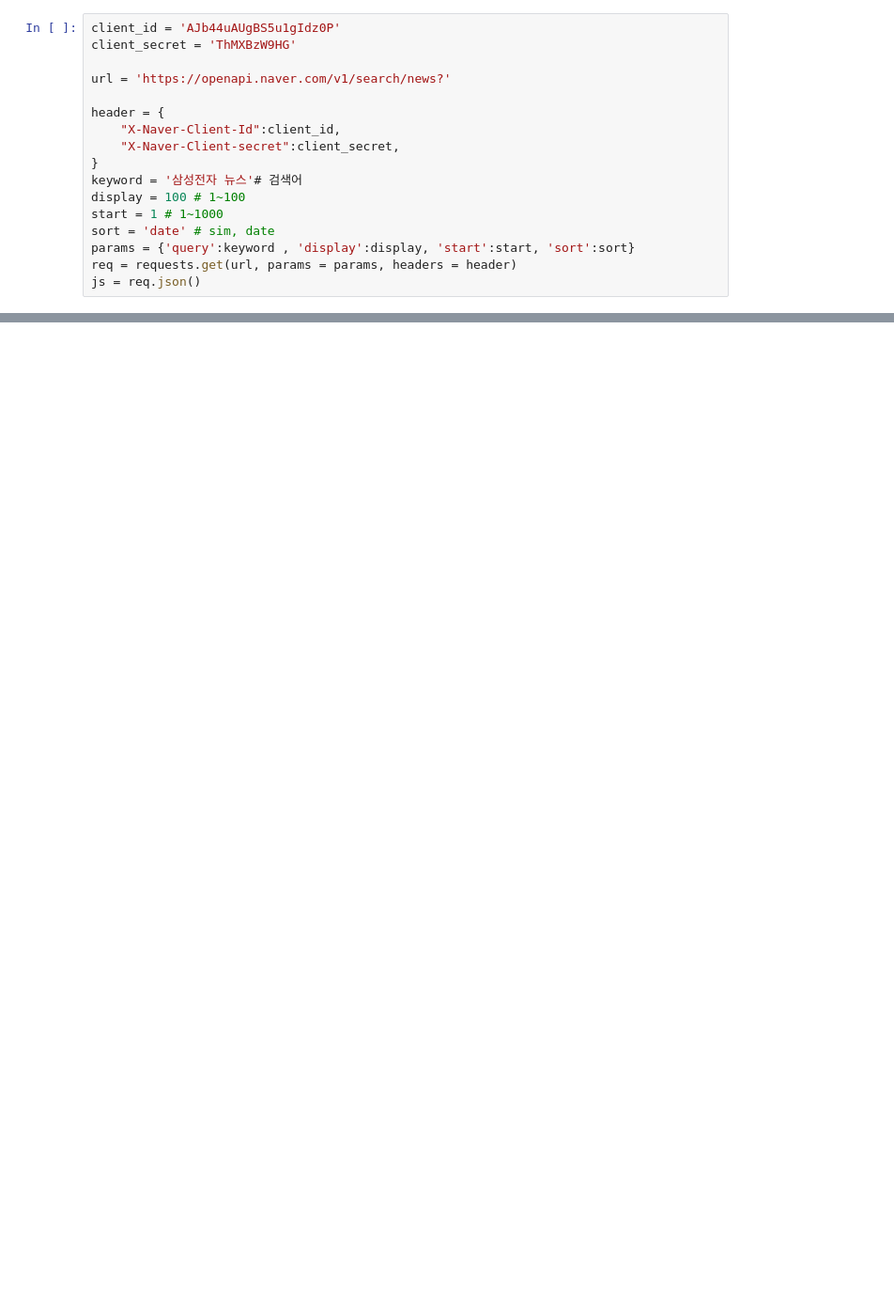
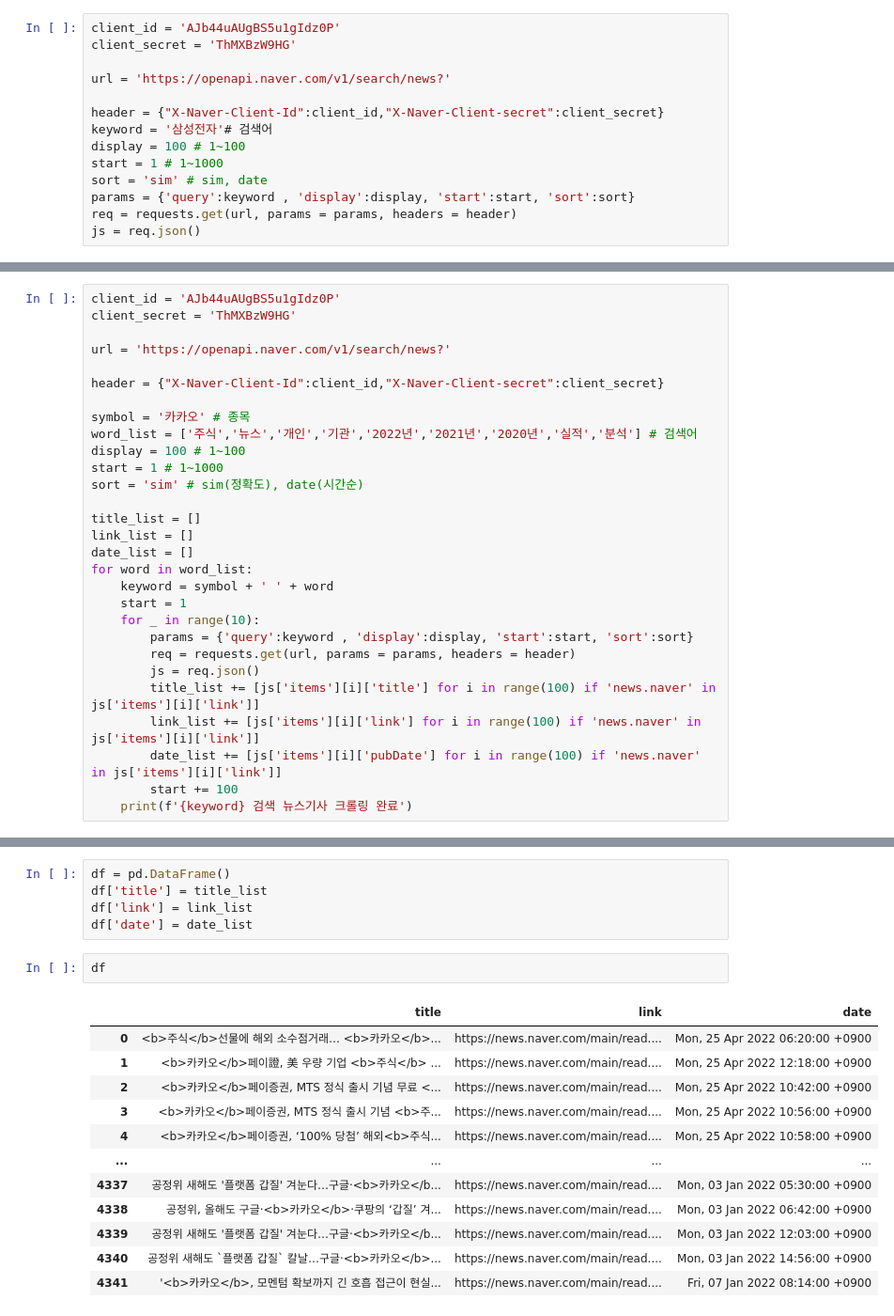
Before and after one commit to dbwlgns15/ANOTHER_SENSE, a Jupyter notebook: 네이버뉴스API_유지훈.ipynb, the cells around one changed output, grey strips where cells are left out. Shown at 94% size. Drawn from its saved outputs; the diff is of its cells as text; blank space fills up the shorter version.

```diff
--- a/네이버뉴스API_유지훈.ipynb
+++ b/네이버뉴스API_유지훈.ipynb
@@ -15,14 +16,11 @@ client_secret = 'ThMXBzW9HG'
 
 url = 'https://openapi.naver.com/v1/search/news?'
 
-header = {
-    "X-Naver-Client-Id":client_id,
-    "X-Naver-Client-secret":client_secret,
-}
-keyword = '삼성전자 뉴스'# 검색어
+header = {"X-Naver-Client-Id":client_id,"X-Naver-Client-secret":client_secret}
+keyword = '삼성전자'# 검색어
 display = 100 # 1~100
 start = 1 # 1~1000
-sort = 'date' # sim, date
+sort = 'sim' # sim, date
 params = {'query':keyword , 'display':display, 'start':start, 'sort':sort}
 req = requests.get(url, params = params, headers = header)
 js = req.json()
@@ -49,0 +35,29 @@ tlist
+# %%
+client_id = 'AJb44uAUgBS5u1gIdz0P'
+client_secret = 'ThMXBzW9HG'
+
+url = 'https://openapi.naver.com/v1/search/news?'
+
+header = {"X-Naver-Client-Id":client_id,"X-Naver-Client-secret":client_secret}
+
+symbol = '카카오' # 종목
+word_list = ['주식','뉴스','개인','기관','2022년','2021년','2020년','실적','분석'] # 검색어
+display = 100 # 1~100
+start = 1 # 1~1000
+sort = 'sim' # sim(정확도), date(시간순)
+
+title_list = []
+link_list = []
+date_list = []
+for word in word_list:
+    keyword = symbol + ' ' + word
+    start = 1
+    for _ in range(10):
+        params = {'query':keyword , 'display':display, 'start':start, 'sort':sort}
+        req = requests.get(url, params = params, headers = header)
+        js = req.json()
+        title_list += [js['items'][i]['title'] for i in range(100) if 'news.naver' in js['items'][i]['link']]
+        link_list += [js['items'][i]['link'] for i in range(100) if 'news.naver' in js['items'][i]['link']]
+        date_list += [js['items'][i]['pubDate'] for i in range(100) if 'news.naver' in js['items'][i]['link']]
+        start += 100
+    print(f'{keyword} 검색 뉴스기사 크롤링 완료')
@@ -49,0 +89,20 @@ tlist
+# %%
+df = pd.DataFrame()
+df['title'] = title_list
+df['link'] = link_list
+df['date'] = date_list
+# %%
+df
+# %% [output]
+|  | title | link | date |
+| 0 | <b>주식</b>선물에 해외 소수점거래… <b>카카오</b>... | https://news.naver.com/main/read.... | Mon, 25 Apr 2022 06:20:00 +0900 |
+| 1 | <b>카카오</b>페이證, 美 우량 기업 <b>주식</b> ... | https://news.naver.com/main/read.... | Mon, 25 Apr 2022 12:18:00 +0900 |
+| 2 | <b>카카오</b>페이증권, MTS 정식 출시 기념 무료 <... | https://news.naver.com/main/read.... | Mon, 25 Apr 2022 10:42:00 +0900 |
+| 3 | <b>카카오</b>페이증권, MTS 정식 출시 기념 <b>주... | https://news.naver.com/main/read.... | Mon, 25 Apr 2022 10:56:00 +0900 |
+| 4 | <b>카카오</b>페이증권, ‘100% 당첨’ 해외<b>주식... | https://news.naver.com/main/read.... | Mon, 25 Apr 2022 10:58:00 +0900 |
+| ... | ... | ... | ... |
+| 4337 | 공정위 새해도 '플랫폼 갑질' 겨눈다…구글·<b>카카오</b... | https://news.naver.com/main/read.... | Mon, 03 Jan 2022 05:30:00 +0900 |
+| 4338 | 공정위, 올해도 구글·<b>카카오</b>·쿠팡의 ‘갑질’ 겨... | https://news.naver.com/main/read.... | Mon, 03 Jan 2022 06:42:00 +0900 |
+| 4339 | 공정위 새해도 '플랫폼 갑질' 겨눈다…구글·<b>카카오</b... | https://news.naver.com/main/read.... | Mon, 03 Jan 2022 12:03:00 +0900 |
+| 4340 | 공정위 새해도 `플랫폼 갑질` 칼날…구글·<b>카카오</b>... | https://news.naver.com/main/read.... | Mon, 03 Jan 2022 14:56:00 +0900 |
+| 4341 | '<b>카카오</b>, 모멘텀 확보까지 긴 호흡 접근이 현실... | https://news.naver.com/main/read.... | Fri, 07 Jan 2022 08:14:00 +0900 |
```
Also changed, not shown: parts of 9 cells of this notebook.
